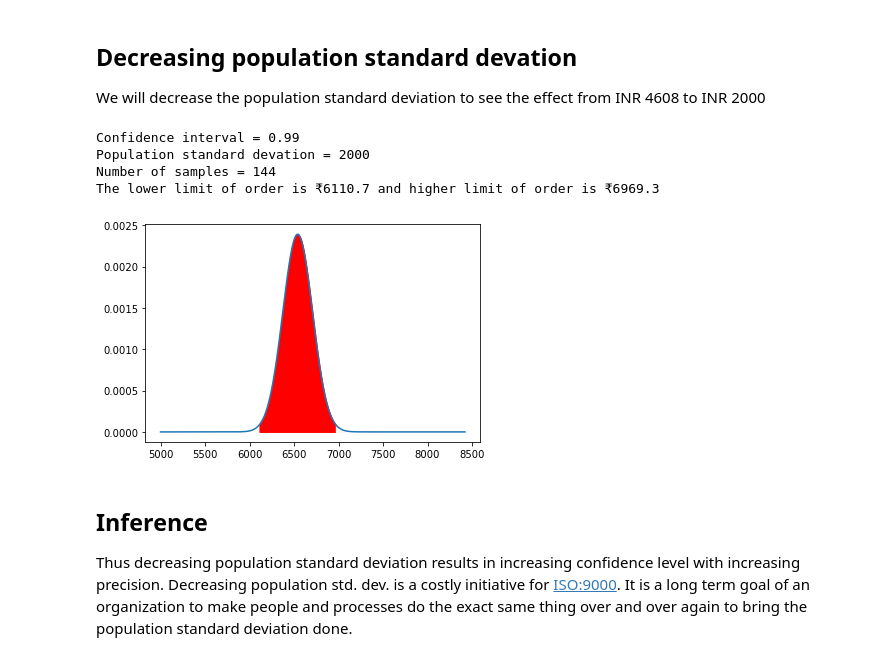
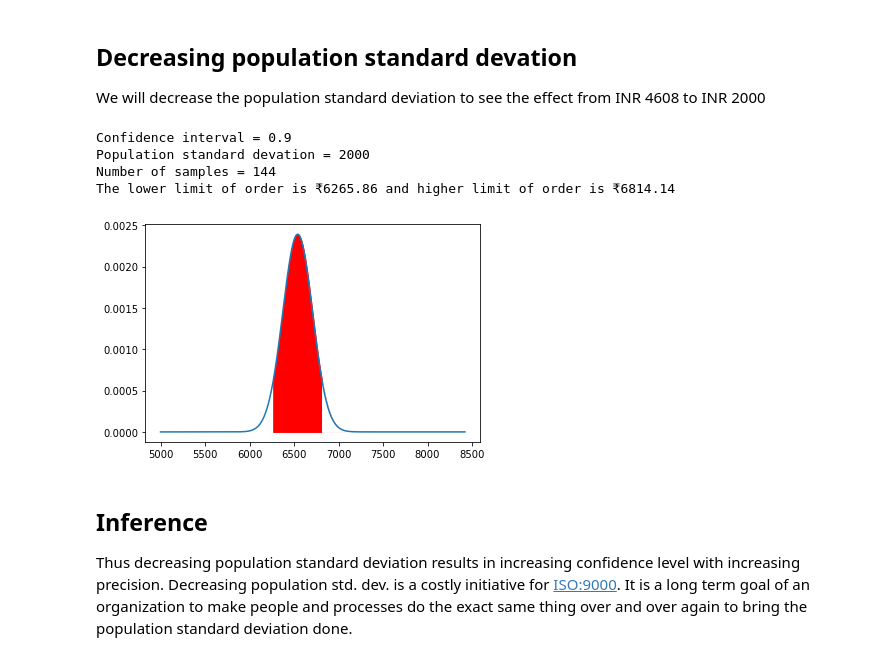
Before and after one commit to sandipto-sanyal/ampba, a Jupyter notebook: statistical analysis/codes and excel files/Campaign at SariSagar.ipynb, the cells around one changed output. Drawn from its saved outputs; the diff is of its cells as text; code cells hidden in the pictures.

```diff
--- a/statistical analysis/codes and excel files/Campaign at SariSagar.ipynb
+++ b/statistical analysis/codes and excel files/Campaign at SariSagar.ipynb
@@ -63,10 +63,12 @@ This is where the role of confidence interval comes into picture. By building a
 # %%
 population_std_dev = 4608
 confidence_interval = 0.90
-n = 144
+number_of_samples = 144
+sample_mean = 6540
 x_lower, x_higher = view_confidence_interval(confidence_interval = confidence_interval,
                                              population_std_dev=population_std_dev,
-                                             number_of_samples=n
+                                             number_of_samples=number_of_samples,
+                                             sample_mean=sample_mean
                                             )
 print(u'Confidence interval = {}\nPopulation standard devation = {}\nNumber of samples = {}\n' \
 'The lower limit of order is \u20B9{} and higher limit of order is \u20B9{}'.format(confidence_interval,
@@ -93,10 +95,12 @@ Also: By this manner we will be worrying about the lower limit of i.e. ₹5908.3
 # %%
 population_std_dev = 4608
 confidence_interval = 0.95
-n = 144
+number_of_samples = 144
+sample_mean = 6540
 x_lower, x_higher = view_confidence_interval(confidence_interval = confidence_interval,
                                              population_std_dev=population_std_dev,
-                                             number_of_samples=n
+                                             number_of_samples=number_of_samples,
+                                             sample_mean=sample_mean
                                             )
 print(u'Confidence interval = {}\nPopulation standard devation = {}\nNumber of samples = {}\n' \
 'The lower limit of order is \u20B9{} and higher limit of order is \u20B9{}'.format(confidence_interval,
@@ -114,10 +118,12 @@ The lower limit of order is ₹5787.37 and higher limit of order is ₹7292.63
 # %%
 population_std_dev = 4608
 confidence_interval = 0.99
-n = 144
+number_of_samples = 144
+sample_mean = 6540
 x_lower, x_higher = view_confidence_interval(confidence_interval = confidence_interval,
                                              population_std_dev=population_std_dev,
-                                             number_of_samples=n
+                                             number_of_samples=number_of_samples,
+                                             sample_mean=sample_mean
                                             )
 print(u'Confidence interval = {}\nPopulation standard devation = {}\nNumber of samples = {}\n' \
 'The lower limit of order is \u20B9{} and higher limit of order is \u20B9{}'.format(confidence_interval,
@@ -144,10 +150,12 @@ Below we will keep our confidence level at 99% but increase the number of sample
 # %%
 population_std_dev = 4608
 confidence_interval = 0.99
-n = 700
+number_of_samples = 700
+sample_mean = 6540
 x_lower, x_higher = view_confidence_interval(confidence_interval = confidence_interval,
                                              population_std_dev=population_std_dev,
-                                             number_of_samples=n
+                                             number_of_samples=number_of_samples,
+                                             sample_mean=sample_mean
                                             )
 print(u'Confidence interval = {}\nPopulation standard devation = {}\nNumber of samples = {}\n' \
 'The lower limit of order is \u20B9{} and higher limit of order is \u20B9{}'.format(confidence_interval,
@@ -168,23 +176,25 @@ Thus increasing number of samples taken results in higher confidence and higher
 We will decrease the population standard deviation to see the effect from INR 4608 to INR 2000
 # %%
 population_std_dev = 2000
-confidence_interval = 0.99
-n = 144
+confidence_interval = 0.90
+number_of_samples = 144
+sample_mean = 6540
 x_lower, x_higher = view_confidence_interval(confidence_interval = confidence_interval,
                                              population_std_dev=population_std_dev,
-                                             number_of_samples=n
+                                             number_of_samples=number_of_samples,
+                                             sample_mean=sample_mean
                                             )
 print(u'Confidence interval = {}\nPopulation standard devation = {}\nNumber of samples = {}\n' \
 'The lower limit of order is \u20B9{} and higher limit of order is \u20B9{}'.format(confidence_interval,
                                                                                     population_std_dev,
                                                                                     n,
                                                                                     round(x_lower,2),round(x_higher,2)))
 # %% [output]
-Confidence interval = 0.99
+Confidence interval = 0.9
 Population standard devation = 2000
 Number of samples = 144
-The lower limit of order is ₹6110.7 and higher limit of order is ₹6969.3
+The lower limit of order is ₹6265.86 and higher limit of order is ₹6814.14
-[figure, old version]
+[figure, new version]
 # %% [markdown]
 ## Inference
 Thus decreasing population standard deviation results in increasing confidence level with increasing precision. Decreasing population std. dev. is a costly initiative for [ISO:9000](https://en.wikipedia.org/wiki/ISO_9000). It is a long term goal of an organization to make people and processes do the exact same thing over and over again to bring the population standard deviation done.
```
Also changed, not shown: parts of 14 cells of this notebook.
